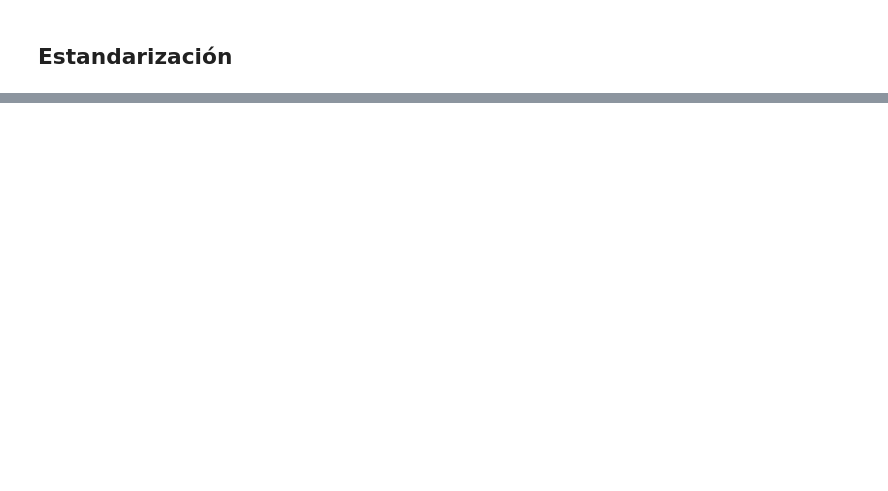
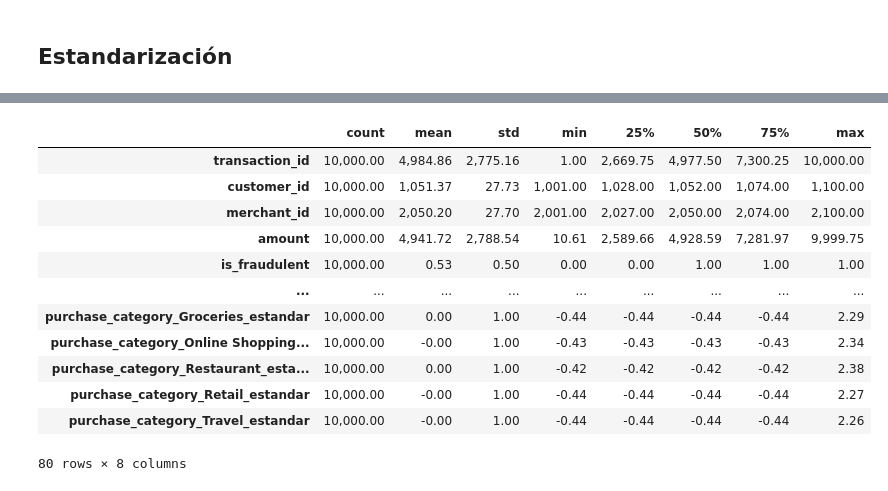
Before and after one commit to Cucks13/laboratorio-modulo8-leccion08-preprocesamiento-logistica, a Jupyter notebook: laboratorio-modulo8-leccion08-preprocesamiento-logistica.ipynb, the cells around one changed output, grey strips where cells are left out. Saved outputs shown, nothing was run; the diff lists cells and outputs as text; code cells hidden in the pictures; blank space fills up the shorter version.

```diff
--- a/laboratorio-modulo8-leccion08-preprocesamiento-logistica.ipynb
+++ b/laboratorio-modulo8-leccion08-preprocesamiento-logistica.ipynb
@@ -292,0 +334,16 @@ s1.visualizar_tablas(df, df.select_dtypes(include = np.number).columns)
+# %%
+df.describe().T
+# %% [output]
+|  | count | mean | std | min | 25% | 50% | 75% | max |
+| transaction_id | 10,000.00 | 4,984.86 | 2,775.16 | 1.00 | 2,669.75 | 4,977.50 | 7,300.25 | 10,000.00 |
+| customer_id | 10,000.00 | 1,051.37 | 27.73 | 1,001.00 | 1,028.00 | 1,052.00 | 1,074.00 | 1,100.00 |
+| merchant_id | 10,000.00 | 2,050.20 | 27.70 | 2,001.00 | 2,027.00 | 2,050.00 | 2,074.00 | 2,100.00 |
+| amount | 10,000.00 | 4,941.72 | 2,788.54 | 10.61 | 2,589.66 | 4,928.59 | 7,281.97 | 9,999.75 |
+| is_fraudulent | 10,000.00 | 0.53 | 0.50 | 0.00 | 0.00 | 1.00 | 1.00 | 1.00 |
+| ... | ... | ... | ... | ... | ... | ... | ... | ... |
+| purchase_category_Groceries_estandar | 10,000.00 | 0.00 | 1.00 | -0.44 | -0.44 | -0.44 | -0.44 | 2.29 |
+| purchase_category_Online Shopping... | 10,000.00 | -0.00 | 1.00 | -0.43 | -0.43 | -0.43 | -0.43 | 2.34 |
+| purchase_category_Restaurant_esta... | 10,000.00 | 0.00 | 1.00 | -0.42 | -0.42 | -0.42 | -0.42 | 2.38 |
+| purchase_category_Retail_estandar | 10,000.00 | -0.00 | 1.00 | -0.44 | -0.44 | -0.44 | -0.44 | 2.27 |
+| purchase_category_Travel_estandar | 10,000.00 | -0.00 | 1.00 | -0.44 | -0.44 | -0.44 | -0.44 | 2.26 |
+80 rows × 8 columns
```
Also changed, not shown: parts of 17 cells of this notebook, 5 other files.
